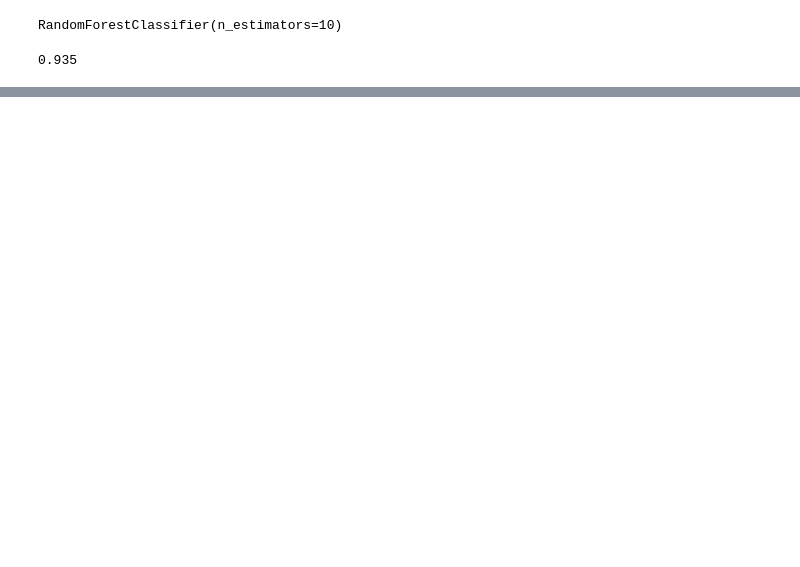
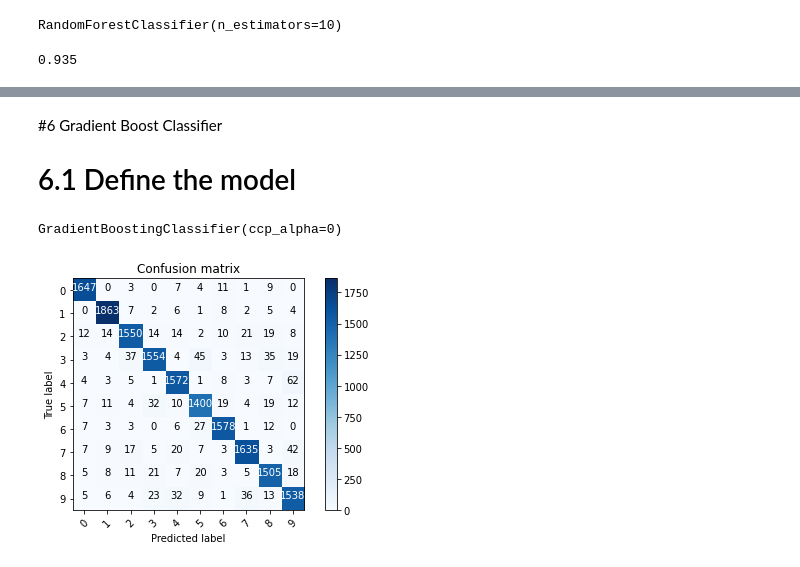
Before and after one commit to chaithrakc/syr_ads_machine_learning, a Jupyter notebook: week08knn_svm_randomforest/hw08/chaithra-hw08-knn-svm-randomforest.ipynb, the cells around one changed output, grey strips where cells are left out. Saved outputs shown, nothing was run; the diff lists cells and outputs as text; code cells hidden in the pictures; blank space fills up the shorter version.

```diff
--- a/week08knn_svm_randomforest/hw08/chaithra-hw08-knn-svm-randomforest.ipynb
+++ b/week08knn_svm_randomforest/hw08/chaithra-hw08-knn-svm-randomforest.ipynb
@@ -540,3 +559,7 @@ print(classification_report(Y_val,rand_forest_pred))
     accuracy                           0.96     16800
    macro avg       0.96      0.96      0.96     16800
 weighted avg       0.96      0.96      0.96     16800
+# %% [markdown]
+#6 Gradient Boost Classifier
+
+# 6.1 Define the model
@@ -542,0 +568,14 @@ weighted avg       0.96      0.96      0.96     16800
+# %%
+grad_boost_clf = GradientBoostingClassifier(learning_rate=0.1, n_estimators=100, max_depth=3,ccp_alpha=0) # default values
+grad_boost_clf.fit(X_train, Y_train)
+# %% [output]
+GradientBoostingClassifier(ccp_alpha=0)
+# %%
+grad_boost_pred = grad_boost_clf.predict(X_val)
+# %%
+# compute the confusion matrix
+confusion_gradboost = confusion_matrix(Y_val, grad_boost_pred)
+# plot the confusion matrix
+plot_confusion_matrix(confusion_gradboost, classes = range(10))
+# %% [output]
+[figure, added]
```
Also changed, not shown: parts of 43 cells of this notebook, 21 other files.
